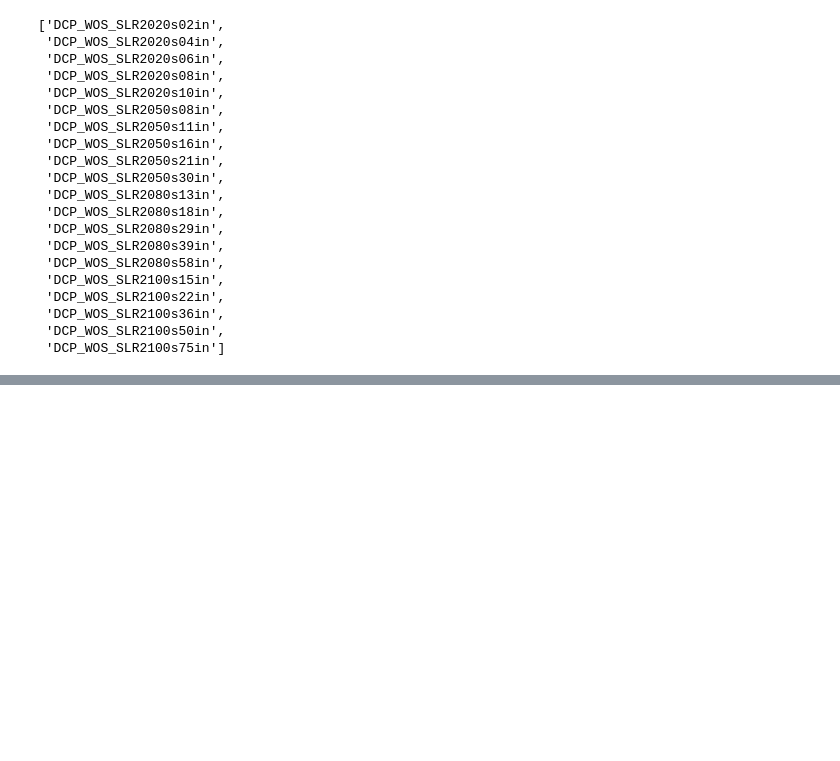
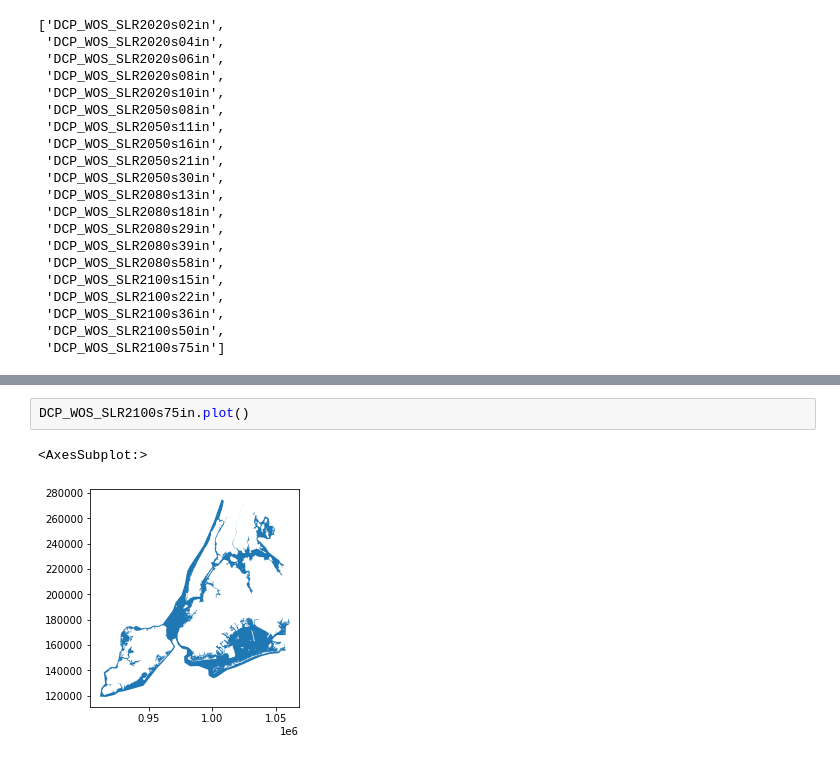
Before and after one commit to jjbasinger/up206a_groupproject, a Jupyter notebook: Group Assignments/sea level rise.ipynb, the cells around one changed output, grey strips where cells are left out. Drawn from its saved outputs; the diff is of its cells as text; blank space fills up the shorter version.

```diff
--- a/Group Assignments/sea level rise.ipynb
+++ b/Group Assignments/sea level rise.ipynb
@@ -42,0 +56,5 @@ nycslrs.info()
+# %%
+DCP_WOS_SLR2100s75in.plot()
+# %% [output]
+<AxesSubplot:>
+[figure, added]
```
Also changed, not shown: parts of 10 cells of this notebook, 2 other files.
